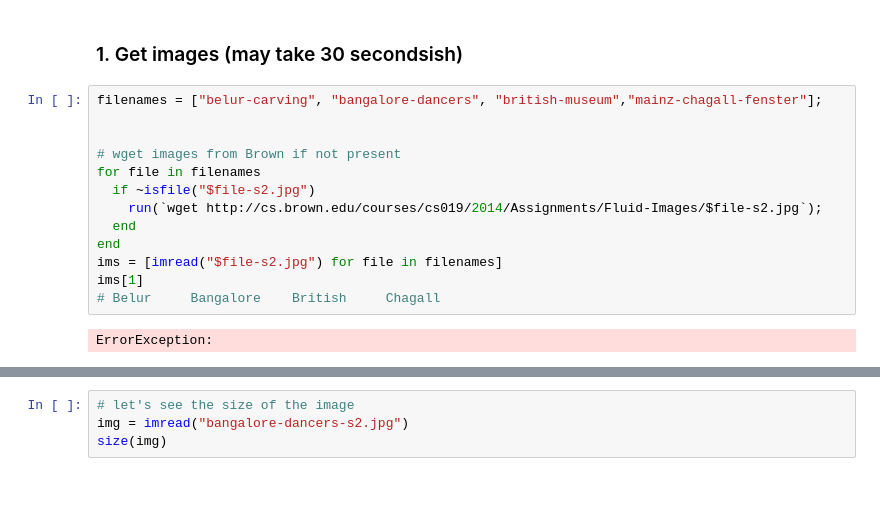
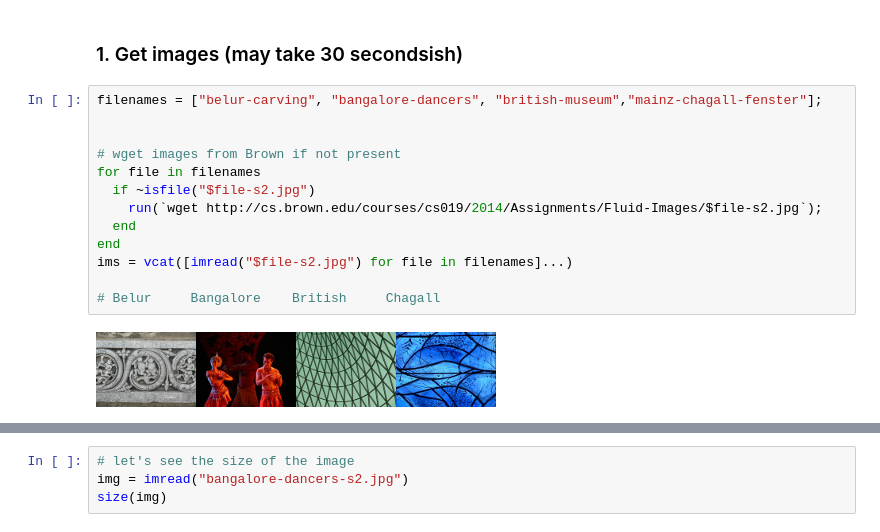
Before and after one commit to alanedelman/18.337_2015, a Jupyter notebook: Lecture04_0921/ImageSeam0.4.ipynb, the cells around one changed output, grey strips where cells are left out. Drawn from its saved outputs; the diff is of its cells as text; blank space fills up the shorter version.

```diff
--- a/Lecture04_0921/ImageSeam0.4.ipynb
+++ b/Lecture04_0921/ImageSeam0.4.ipynb
@@ -38,15 +35,15 @@ This notebook is organized into eight  parts <br>
 # %%
 filenames = ["belur-carving", "bangalore-dancers", "british-museum","mainz-chagall-fenster"];
 
 
 # wget images from Brown if not present
 for file in filenames
   if ~isfile("$file-s2.jpg")
     run(`wget http://cs.brown.edu/courses/cs019/2014/Assignments/Fluid-Images/$file-s2.jpg`);
   end
 end
-ims = [imread("$file-s2.jpg") for file in filenames]
-ims[1]
+ims = vcat([imread("$file-s2.jpg") for file in filenames]...)
+
 # Belur     Bangalore    British     Chagall
 # %% [output]
-ErrorException:
+[figure, added]
```
Also changed, not shown: parts of 11 cells of this notebook.
